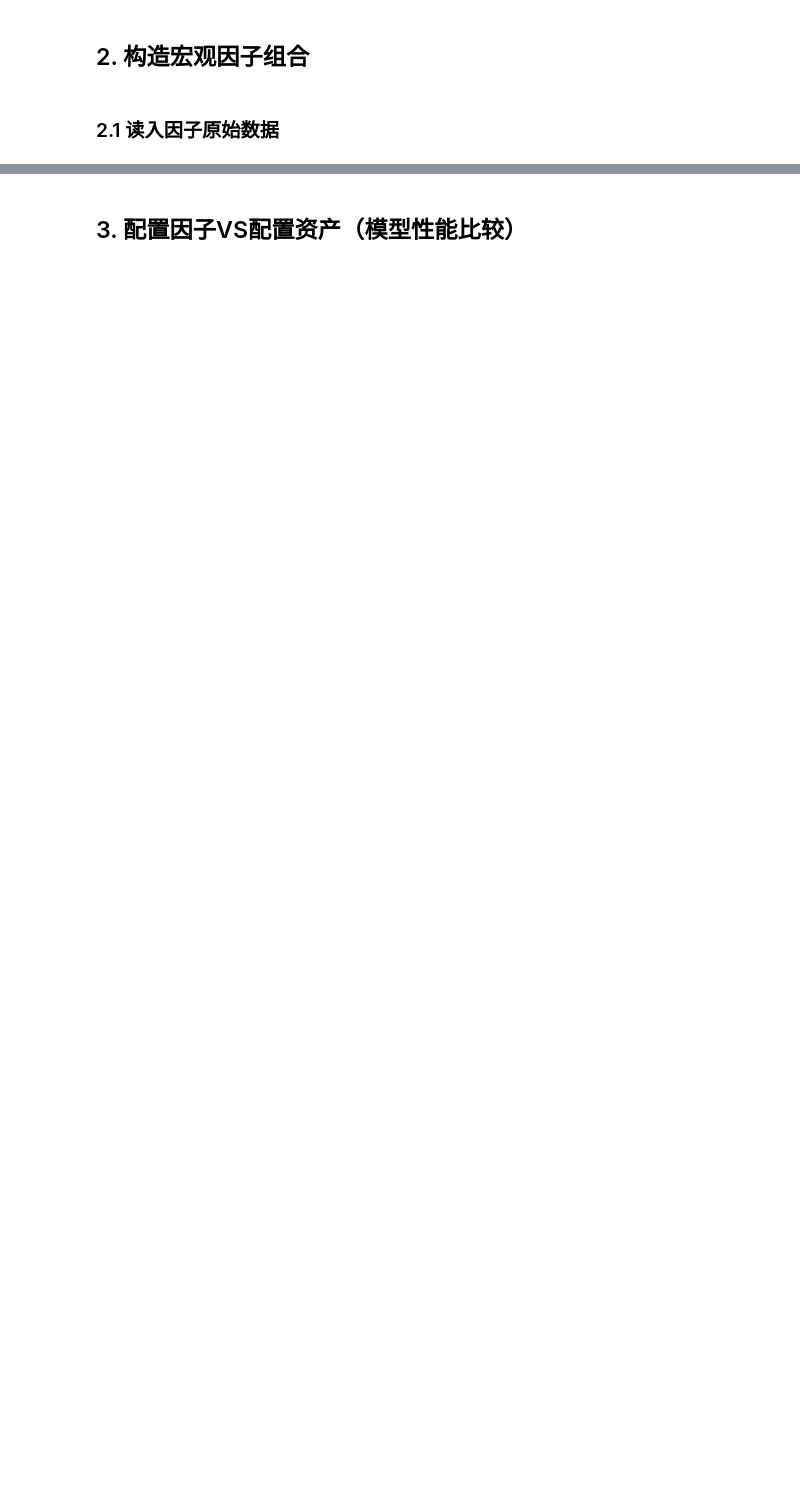
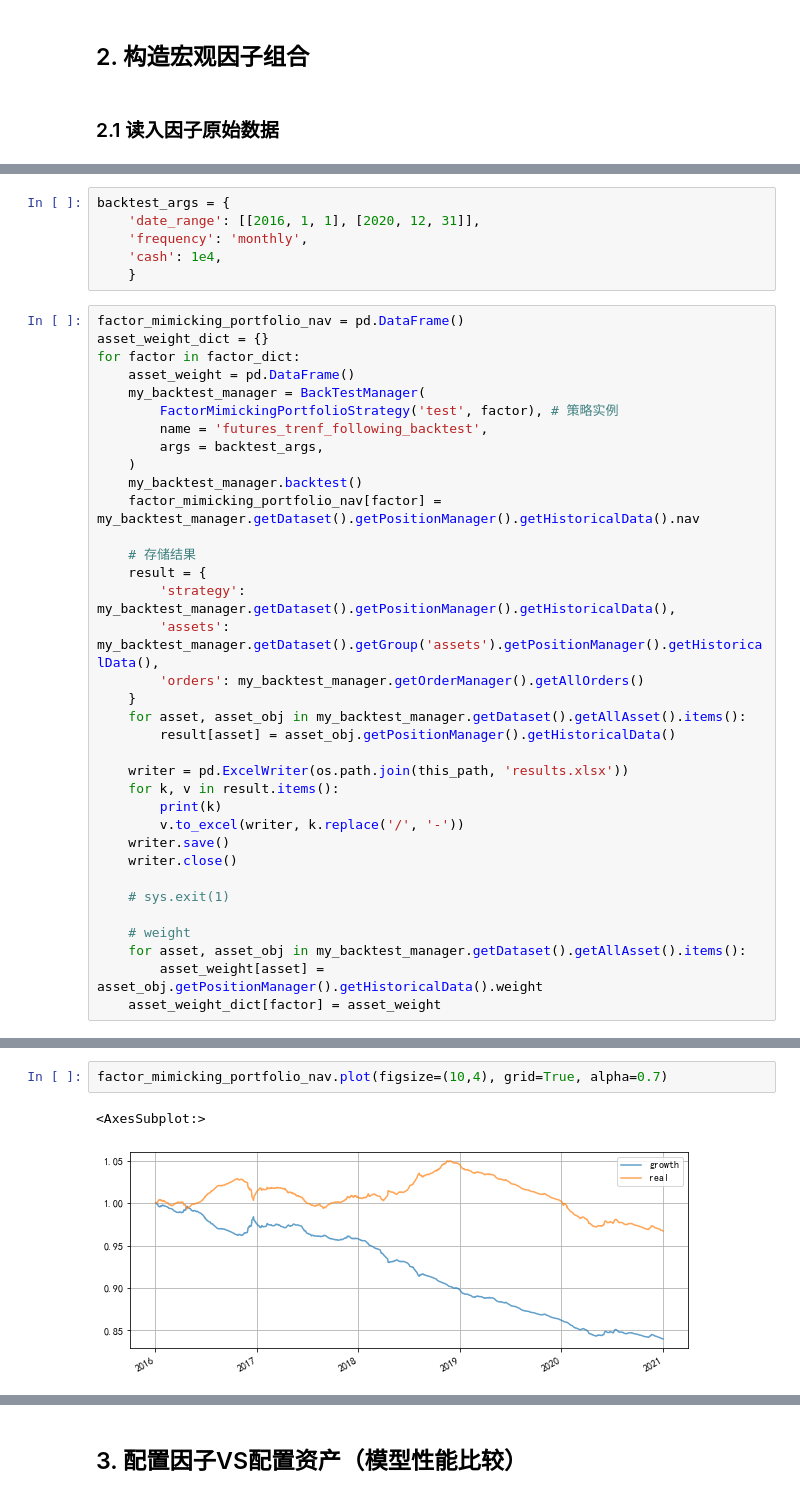
Before and after one commit to yuansicheng/factor_allocation_research, a Jupyter notebook: codes/test.ipynb, the cells around one changed output, grey strips where cells are left out. Cells and saved outputs as stored; diff of their text form; blank space fills up the shorter version.

Commit message:
update make factors

```diff
--- a/codes/test.ipynb
+++ b/codes/test.ipynb
@@ -164,0 +212,41 @@ SolverError: Solver 'OSQP' failed. Try another solver, or solve with verbose=Tru
+# %%
+backtest_args = {
+    'date_range': [[2016, 1, 1], [2020, 12, 31]],
+    'frequency': 'monthly',
+    'cash': 1e4,
+    }
+# %%
+factor_mimicking_portfolio_nav = pd.DataFrame()
+asset_weight_dict = {}
+for factor in factor_dict:
+    asset_weight = pd.DataFrame()
+    my_backtest_manager = BackTestManager(
+        FactorMimickingPortfolioStrategy('test', factor), # 策略实例
+        name = 'futures_trenf_following_backtest',
+        args = backtest_args,
+    )
+    my_backtest_manager.backtest()
+    factor_mimicking_portfolio_nav[factor] = my_backtest_manager.getDataset().getPositionManager().getHistoricalData().nav
+
+    # 存储结果
+    result = {
+        'strategy': my_backtest_manager.getDataset().getPositionManager().getHistoricalData(),
+        'assets': my_backtest_manager.getDataset().getGroup('assets').getPositionManager().getHistoricalData(),
+        'orders': my_backtest_manager.getOrderManager().getAllOrders()
+    }
+    for asset, asset_obj in my_backtest_manager.getDataset().getAllAsset().items():
+        result[asset] = asset_obj.getPositionManager().getHistoricalData()
+
+    writer = pd.ExcelWriter(os.path.join(this_path, 'results.xlsx'))
+    for k, v in result.items():
+        print(k)
+        v.to_excel(writer, k.replace('/', '-'))
+    writer.save()
+    writer.close()
+
+    # sys.exit(1)
+
+    # weight
+    for asset, asset_obj in my_backtest_manager.getDataset().getAllAsset().items():
+        asset_weight[asset] = asset_obj.getPositionManager().getHistoricalData().weight
+    asset_weight_dict[factor] = asset_weight
@@ -164,0 +290,5 @@ SolverError: Solver 'OSQP' failed. Try another solver, or solve with verbose=Tru
+# %%
+factor_mimicking_portfolio_nav.plot(figsize=(10,4), grid=True, alpha=0.7)
+# %% [output]
+<AxesSubplot:>
+[figure, added]
```
Also changed, not shown: parts of 13 cells of this notebook, 10 other files.
